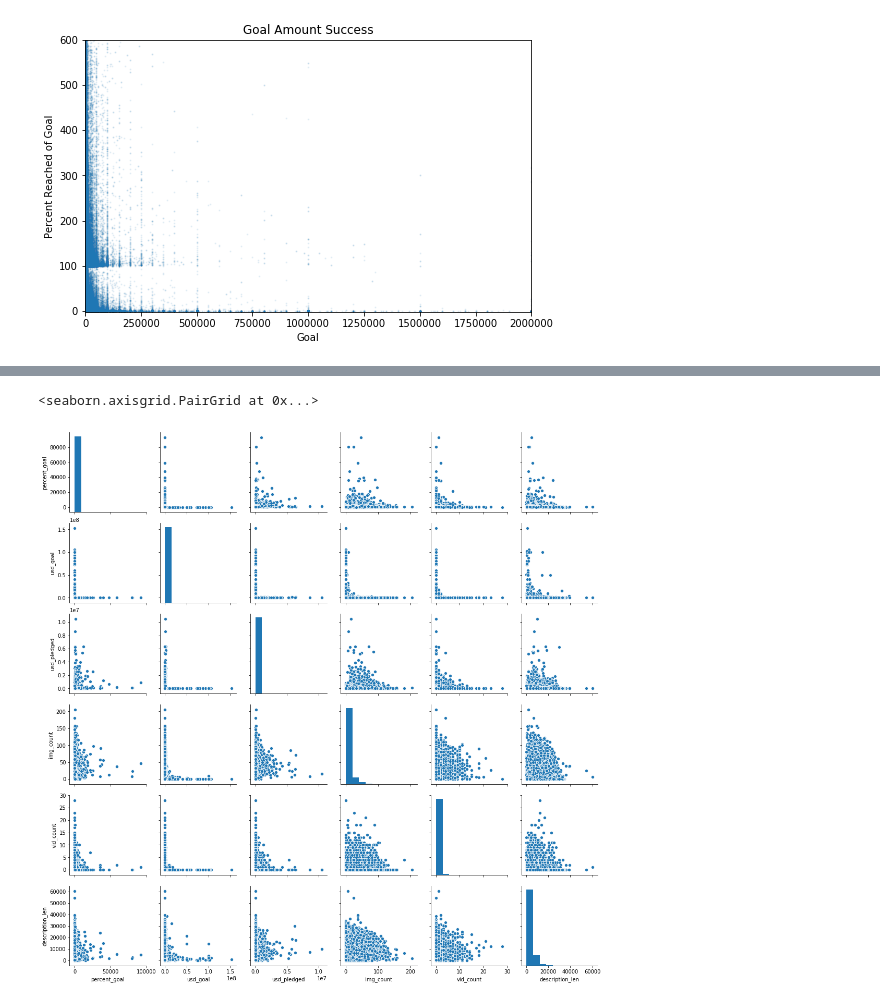
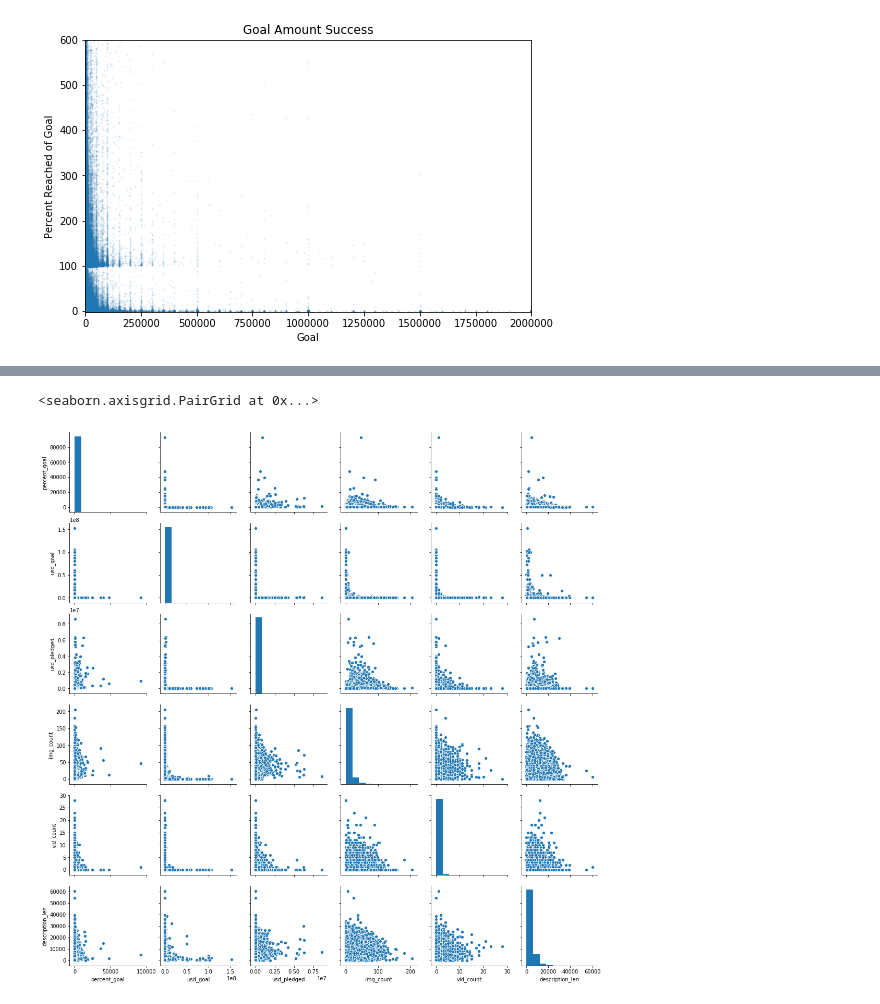
Before and after one commit to ohmgmatt/Springboard, a Jupyter notebook: capstone_one/Story.ipynb, the cells around one changed output, grey strips where cells are left out. Saved outputs shown, nothing was run; the diff lists cells and outputs as text; code cells hidden in the pictures.

```diff
--- a/capstone_one/Story.ipynb
+++ b/capstone_one/Story.ipynb
@@ -574,16 +599,16 @@ plt.show()
 # %%
 import seaborn as sns
 # %%
-sns.pairplot(df[df['usd_goal'] >= 100][['percent_goal','usd_goal', 'category_core', 'country', 'created_at_date',
+sns.pairplot(df[df['usd_goal'] >= 1000][['percent_goal','usd_goal', 'category_core', 'country', 'created_at_date',
                 'launched_at_date', 'usd_pledged','img_count', 'vid_count', 'blurb', 'state',
                 'description_len']])
 
 ## Taking a pairplot of interesting points, we can see that
 ## it's difficult to quickly tell since there are a large amount of points that affect whether a project is
 ## successful or not.
 
 ## Placing a limitation on the usd_goal having more than 100 puts a lot of the percentages into a more
 ## reasonable range.
 # %% [output]
 <seaborn.axisgrid.PairGrid at 0x...>
-[figure, old version]
+[figure, new version]
```
Also changed, not shown: parts of 27 cells of this notebook, 20 other files.
